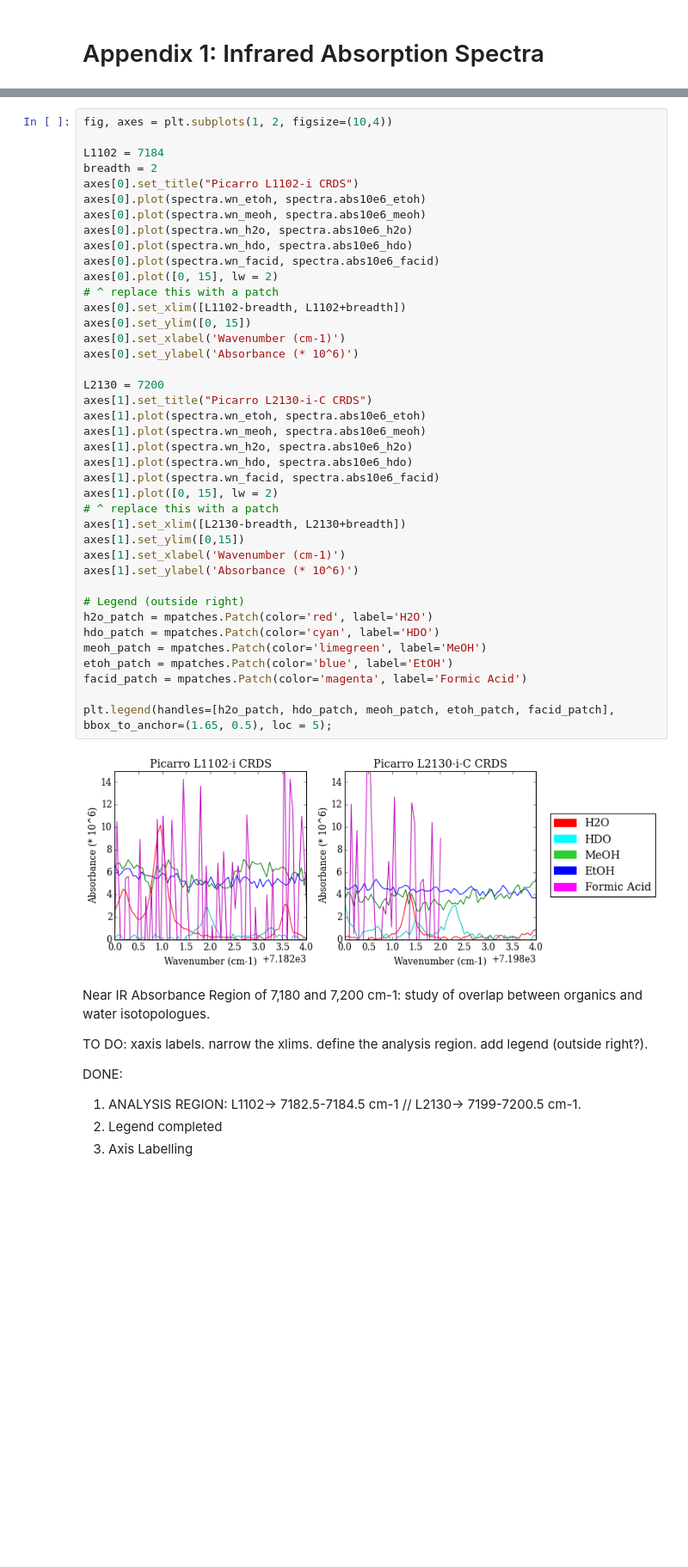
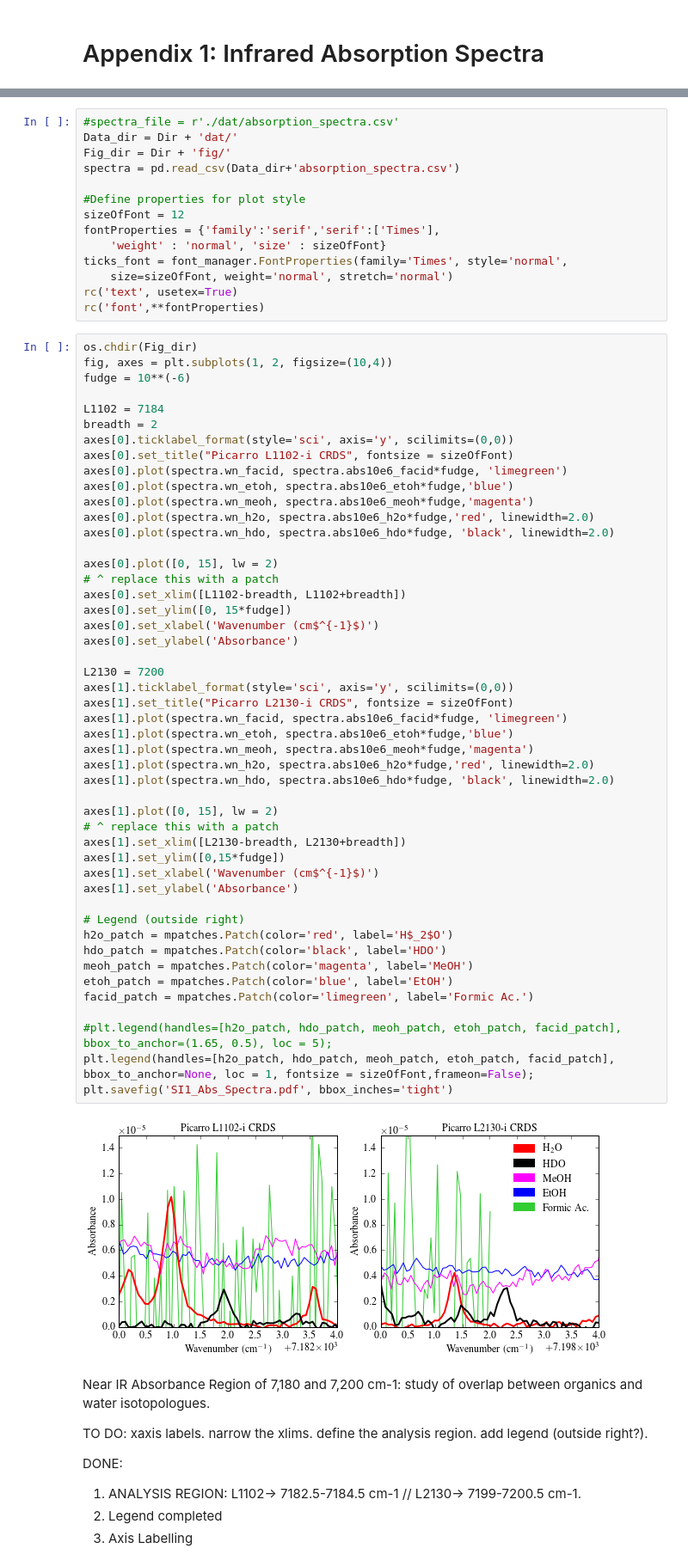
Before and after one commit to wolfhelius/isodopes, a Jupyter notebook: Isodopes Plotting.ipynb, the cells around one changed output, grey strips where cells are left out. Shown: that part at 86% size. Cells and saved outputs as stored; diff of their text form; blank space fills up the shorter version.

```diff
--- a/Isodopes Plotting.ipynb
+++ b/Isodopes Plotting.ipynb
@@ -19,45 +19,67 @@ spectra = pd.read_csv(spectra_file)
+# %%
+#spectra_file = r'./dat/absorption_spectra.csv'
+Data_dir = Dir + 'dat/'
+Fig_dir = Dir + 'fig/'
+spectra = pd.read_csv(Data_dir+'absorption_spectra.csv')
+
+#Define properties for plot style
+sizeOfFont = 12
+fontProperties = {'family':'serif','serif':['Times'],
+    'weight' : 'normal', 'size' : sizeOfFont}
+ticks_font = font_manager.FontProperties(family='Times', style='normal',
+    size=sizeOfFont, weight='normal', stretch='normal')
+rc('text', usetex=True)
+rc('font',**fontProperties)
 # %%
+os.chdir(Fig_dir)
 fig, axes = plt.subplots(1, 2, figsize=(10,4))
+fudge = 10**(-6)
 
 L1102 = 7184
 breadth = 2
-axes[0].set_title("Picarro L1102-i CRDS")
-axes[0].plot(spectra.wn_etoh, spectra.abs10e6_etoh)
-axes[0].plot(spectra.wn_meoh, spectra.abs10e6_meoh)
-axes[0].plot(spectra.wn_h2o, spectra.abs10e6_h2o)
-axes[0].plot(spectra.wn_hdo, spectra.abs10e6_hdo)
-axes[0].plot(spectra.wn_facid, spectra.abs10e6_facid)
+axes[0].ticklabel_format(style='sci', axis='y', scilimits=(0,0))
+axes[0].set_title("Picarro L1102-i CRDS", fontsize = sizeOfFont)
+axes[0].plot(spectra.wn_facid, spectra.abs10e6_facid*fudge, 'limegreen')
+axes[0].plot(spectra.wn_etoh, spectra.abs10e6_etoh*fudge,'blue')
+axes[0].plot(spectra.wn_meoh, spectra.abs10e6_meoh*fudge,'magenta')
+axes[0].plot(spectra.wn_h2o, spectra.abs10e6_h2o*fudge,'red', linewidth=2.0)
+axes[0].plot(spectra.wn_hdo, spectra.abs10e6_hdo*fudge, 'black', linewidth=2.0)
+
 axes[0].plot([0, 15], lw = 2)
 # ^ replace this with a patch
 axes[0].set_xlim([L1102-breadth, L1102+breadth])
-axes[0].set_ylim([0, 15])
-axes[0].set_xlabel('Wavenumber (cm-1)')
-axes[0].set_ylabel('Absorbance (* 10^6)')
+axes[0].set_ylim([0, 15*fudge])
+axes[0].set_xlabel('Wavenumber (cm$^{-1}$)')
+axes[0].set_ylabel('Absorbance')
 
 L2130 = 7200
-axes[1].set_title("Picarro L2130-i-C CRDS")
-axes[1].plot(spectra.wn_etoh, spectra.abs10e6_etoh)
-axes[1].plot(spectra.wn_meoh, spectra.abs10e6_meoh)
-axes[1].plot(spectra.wn_h2o, spectra.abs10e6_h2o)
-axes[1].plot(spectra.wn_hdo, spectra.abs10e6_hdo)
-axes[1].plot(spectra.wn_facid, spectra.abs10e6_facid)
+axes[1].ticklabel_format(style='sci', axis='y', scilimits=(0,0))
+axes[1].set_title("Picarro L2130-i CRDS", fontsize = sizeOfFont)
+axes[1].plot(spectra.wn_facid, spectra.abs10e6_facid*fudge, 'limegreen')
+axes[1].plot(spectra.wn_etoh, spectra.abs10e6_etoh*fudge,'blue')
+axes[1].plot(spectra.wn_meoh, spectra.abs10e6_meoh*fudge,'magenta')
+axes[1].plot(spectra.wn_h2o, spectra.abs10e6_h2o*fudge,'red', linewidth=2.0)
+axes[1].plot(spectra.wn_hdo, spectra.abs10e6_hdo*fudge, 'black', linewidth=2.0)
+
 axes[1].plot([0, 15], lw = 2)
 # ^ replace this with a patch
 axes[1].set_xlim([L2130-breadth, L2130+breadth])
-axes[1].set_ylim([0,15])
-axes[1].set_xlabel('Wavenumber (cm-1)')
-axes[1].set_ylabel('Absorbance (* 10^6)')
+axes[1].set_ylim([0,15*fudge])
+axes[1].set_xlabel('Wavenumber (cm$^{-1}$)')
+axes[1].set_ylabel('Absorbance')
 
 # Legend (outside right)
-h2o_patch = mpatches.Patch(color='red', label='H2O')
-hdo_patch = mpatches.Patch(color='cyan', label='HDO')
-meoh_patch = mpatches.Patch(color='limegreen', label='MeOH')
+h2o_patch = mpatches.Patch(color='red', label='H$_2$O')
+hdo_patch = mpatches.Patch(color='black', label='HDO')
+meoh_patch = mpatches.Patch(color='magenta', label='MeOH')
 etoh_patch = mpatches.Patch(color='blue', label='EtOH')
-facid_patch = mpatches.Patch(color='magenta', label='Formic Acid')
+facid_patch = mpatches.Patch(color='limegreen', label='Formic Ac.')
 
-plt.legend(handles=[h2o_patch, hdo_patch, meoh_patch, etoh_patch, facid_patch], bbox_to_anchor=(1.65, 0.5), loc = 5);
+#plt.legend(handles=[h2o_patch, hdo_patch, meoh_patch, etoh_patch, facid_patch], bbox_to_anchor=(1.65, 0.5), loc = 5);
+plt.legend(handles=[h2o_patch, hdo_patch, meoh_patch, etoh_patch, facid_patch], bbox_to_anchor=None, loc = 1, fontsize = sizeOfFont,frameon=False);
+plt.savefig('SI1_Abs_Spectra.pdf', bbox_inches='tight')
 # %% [output]
-[figure, old version]
+[figure, new version]
 # %% [markdown]
 Near IR Absorbance Region of 7,180 and 7,200 cm-1: study of overlap between organics and water isotopologues.
 
```
Also changed, not shown: parts of 13 cells of this notebook.
